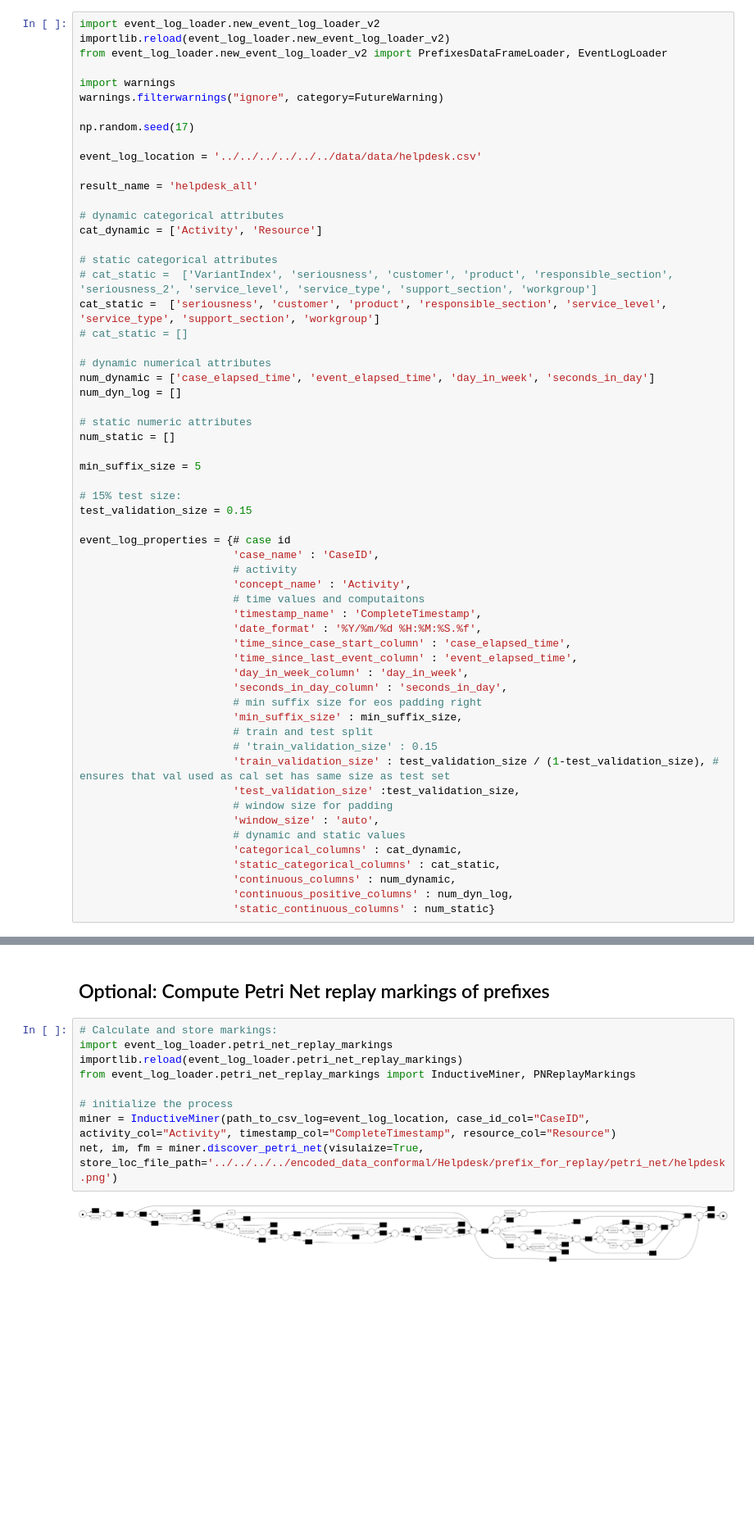
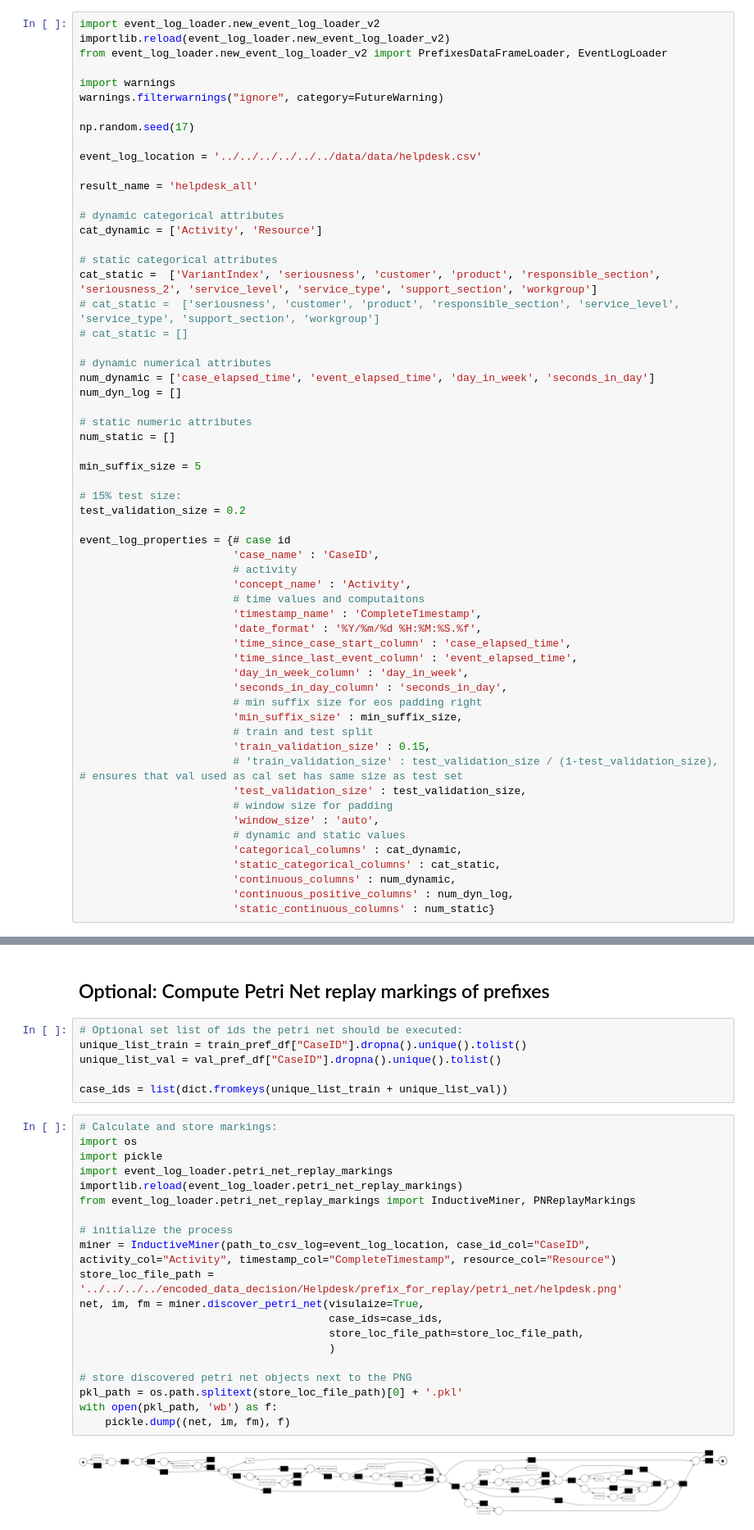
Before and after one commit to ProbabilisticSuffixPredictionLab/Probabilistic_Suffix_Prediction_U-ED-LSTM_pub, a Jupyter notebook: src/notebooks/loader_notebooks/version_2/Helpdesk_full_loader.ipynb, the cells around one changed output, grey strips where cells are left out. Shown at 82% size. Cells and saved outputs as stored; diff of their text form; blank space fills up the shorter version.

```diff
--- a/src/notebooks/loader_notebooks/version_2/Helpdesk_full_loader.ipynb
+++ b/src/notebooks/loader_notebooks/version_2/Helpdesk_full_loader.ipynb
@@ -34,8 +34,8 @@ result_name = 'helpdesk_all'
 cat_dynamic = ['Activity', 'Resource']
 
 # static categorical attributes
-# cat_static =  ['VariantIndex', 'seriousness', 'customer', 'product', 'responsible_section', 'seriousness_2', 'service_level', 'service_type', 'support_section', 'workgroup']
-cat_static =  ['seriousness', 'customer', 'product', 'responsible_section', 'service_level', 'service_type', 'support_section', 'workgroup']
+cat_static =  ['VariantIndex', 'seriousness', 'customer', 'product', 'responsible_section', 'seriousness_2', 'service_level', 'service_type', 'support_section', 'workgroup']
+# cat_static =  ['seriousness', 'customer', 'product', 'responsible_section', 'service_level', 'service_type', 'support_section', 'workgroup']
 # cat_static = []
 
 # dynamic numerical attributes
@@ -48,7 +48,7 @@ num_static = []
 min_suffix_size = 5
 
 # 15% test size:
-test_validation_size = 0.15
+test_validation_size = 0.2
 
 event_log_properties = {# case id
                         'case_name' : 'CaseID',
@@ -64,9 +64,9 @@ event_log_properties = {# case id
                         # min suffix size for eos padding right
                         'min_suffix_size' : min_suffix_size,
                         # train and test split
-                        # 'train_validation_size' : 0.15
-                        'train_validation_size' : test_validation_size / (1-test_validation_size), # ensures that val used as cal set has same size as test set
-                        'test_validation_size' :test_validation_size,
+                        'train_validation_size' : 0.15,
+                        # 'train_validation_size' : test_validation_size / (1-test_validation_size), # ensures that val used as cal set has same size as test set
+                        'test_validation_size' : test_validation_size,
                         # window size for padding
                         'window_size' : 'auto',
                         # dynamic and static values
@@ -165,16 +165,33 @@ test_pref_df.to_csv('../../../../encoded_data_conformal/Helpdesk/prefix_for_repl
 # %% [markdown]
 ## Optional: Compute Petri Net replay markings of prefixes
+# %%
+# Optional set list of ids the petri net should be executed:
+unique_list_train = train_pref_df["CaseID"].dropna().unique().tolist()
+unique_list_val = val_pref_df["CaseID"].dropna().unique().tolist()
+
+case_ids = list(dict.fromkeys(unique_list_train + unique_list_val))
 # %%
 # Calculate and store markings:
+import os
+import pickle
 import event_log_loader.petri_net_replay_markings
 importlib.reload(event_log_loader.petri_net_replay_markings)
 from event_log_loader.petri_net_replay_markings import InductiveMiner, PNReplayMarkings
 
 # initialize the process
 miner = InductiveMiner(path_to_csv_log=event_log_location, case_id_col="CaseID", activity_col="Activity", timestamp_col="CompleteTimestamp", resource_col="Resource")
-net, im, fm = miner.discover_petri_net(visulaize=True, store_loc_file_path='../../../../encoded_data_conformal/Helpdesk/prefix_for_replay/petri_net/helpdesk.png')
+store_loc_file_path = '../../../../encoded_data_decision/Helpdesk/prefix_for_replay/petri_net/helpdesk.png'
+net, im, fm = miner.discover_petri_net(visulaize=True,
+                                       case_ids=case_ids,
+                                       store_loc_file_path=store_loc_file_path,
+                                       )
+
+# store discovered petri net objects next to the PNG
+pkl_path = os.path.splitext(store_loc_file_path)[0] + '.pkl'
+with open(pkl_path, 'wb') as f:
+    pickle.dump((net, im, fm), f)
 # %% [output]
-[figure, old version]
+[figure, new version]
 # %%
 # train set markings
 replayer_train = PNReplayMarkings(discovered_pn=(net, im, fm), prefix_df=train_pref_df, event_label="Activity")
```
Also changed, not shown: parts of 18 cells of this notebook, 16 other files.
